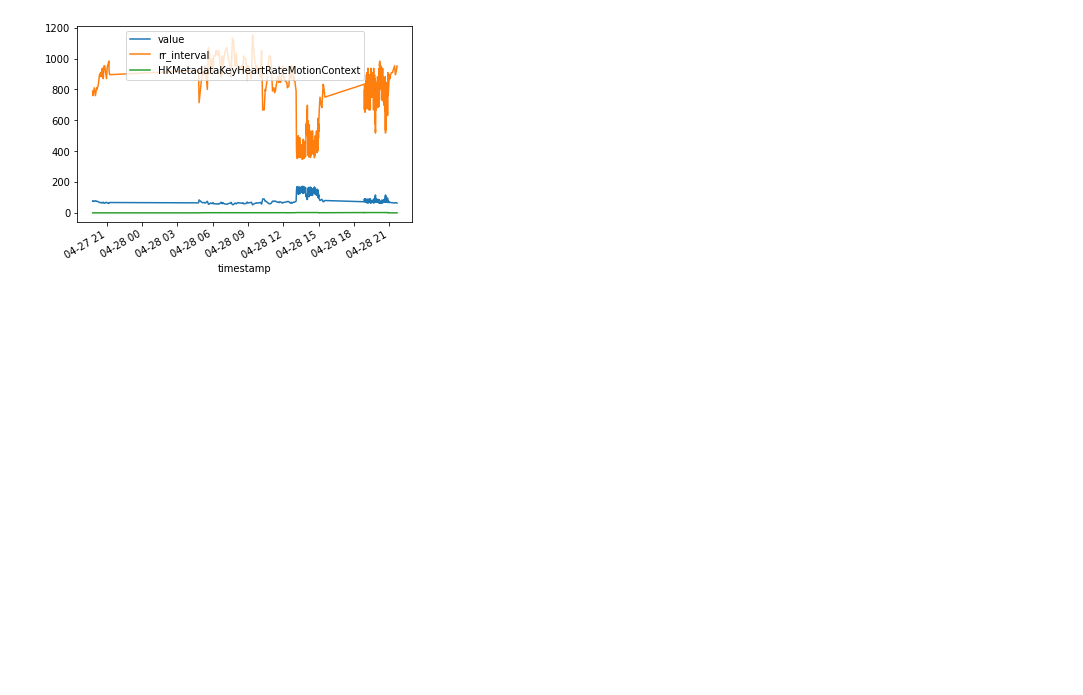
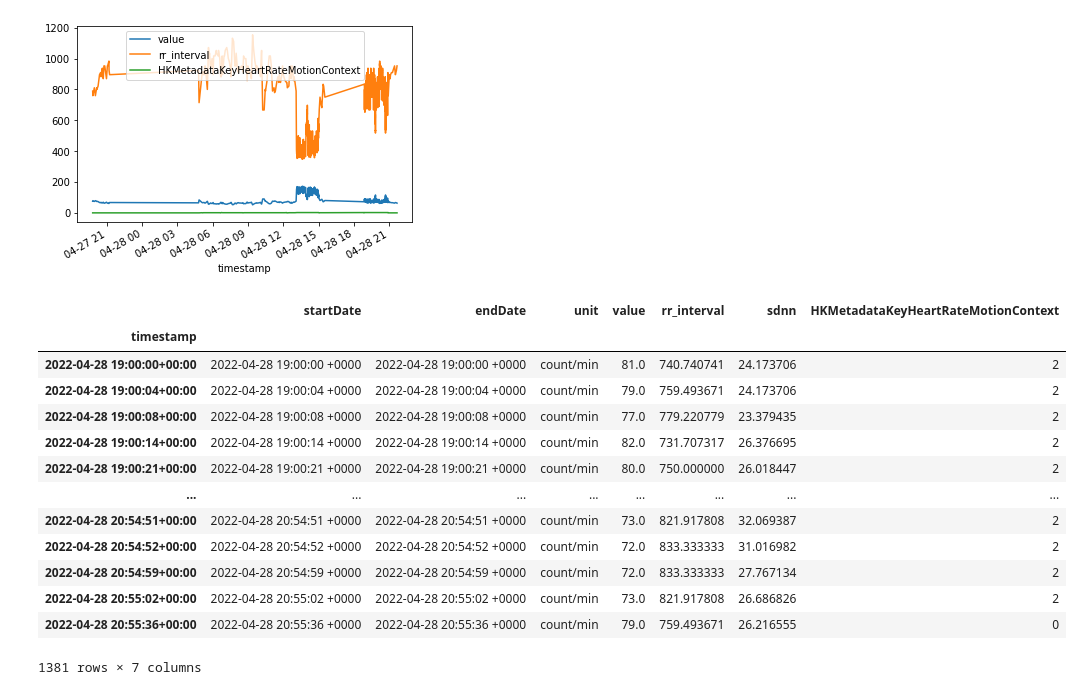
Before and after one commit to dakonr/jupyter-demonotebooks, a Jupyter notebook: statistics/heartrate/heartrate.ipynb, the cells around one changed output. Saved outputs shown, nothing was run; the diff lists cells and outputs as text; code cells hidden in the pictures; blank space fills up the shorter version.

```diff
--- a/statistics/heartrate/heartrate.ipynb
+++ b/statistics/heartrate/heartrate.ipynb
@@ -125,0 +128,17 @@ for row in df.itertuples():
+# %%
+df[pd.to_datetime("2022-04-28 19:00:00+00:00") : pd.to_datetime("2022-04-28 21:00:00+00:00")]
+# %% [output]
+|  | startDate | endDate | unit | value | rr_interval | sdnn | HKMetadataKeyHeartRateMotionContext |
+| timestamp |  |  |  |  |  |  |  |
+| 2022-04-28 19:00:00+00:00 | 2022-04-28 19:00:00 +0000 | 2022-04-28 19:00:00 +0000 | count/min | 81.0 | 740.740741 | 24.173706 | 2 |
+| 2022-04-28 19:00:04+00:00 | 2022-04-28 19:00:04 +0000 | 2022-04-28 19:00:04 +0000 | count/min | 79.0 | 759.493671 | 24.173706 | 2 |
+| 2022-04-28 19:00:08+00:00 | 2022-04-28 19:00:08 +0000 | 2022-04-28 19:00:08 +0000 | count/min | 77.0 | 779.220779 | 23.379435 | 2 |
+| 2022-04-28 19:00:14+00:00 | 2022-04-28 19:00:14 +0000 | 2022-04-28 19:00:14 +0000 | count/min | 82.0 | 731.707317 | 26.376695 | 2 |
+| 2022-04-28 19:00:21+00:00 | 2022-04-28 19:00:21 +0000 | 2022-04-28 19:00:21 +0000 | count/min | 80.0 | 750.000000 | 26.018447 | 2 |
+| ... | ... | ... | ... | ... | ... | ... | ... |
+| 2022-04-28 20:54:51+00:00 | 2022-04-28 20:54:51 +0000 | 2022-04-28 20:54:51 +0000 | count/min | 73.0 | 821.917808 | 32.069387 | 2 |
+| 2022-04-28 20:54:52+00:00 | 2022-04-28 20:54:52 +0000 | 2022-04-28 20:54:52 +0000 | count/min | 72.0 | 833.333333 | 31.016982 | 2 |
+| 2022-04-28 20:54:59+00:00 | 2022-04-28 20:54:59 +0000 | 2022-04-28 20:54:59 +0000 | count/min | 72.0 | 833.333333 | 27.767134 | 2 |
+| 2022-04-28 20:55:02+00:00 | 2022-04-28 20:55:02 +0000 | 2022-04-28 20:55:02 +0000 | count/min | 73.0 | 821.917808 | 26.686826 | 2 |
+| 2022-04-28 20:55:36+00:00 | 2022-04-28 20:55:36 +0000 | 2022-04-28 20:55:36 +0000 | count/min | 79.0 | 759.493671 | 26.216555 | 0 |
+1381 rows × 7 columns
```
Also changed, not shown: parts of 4 cells of this notebook.
